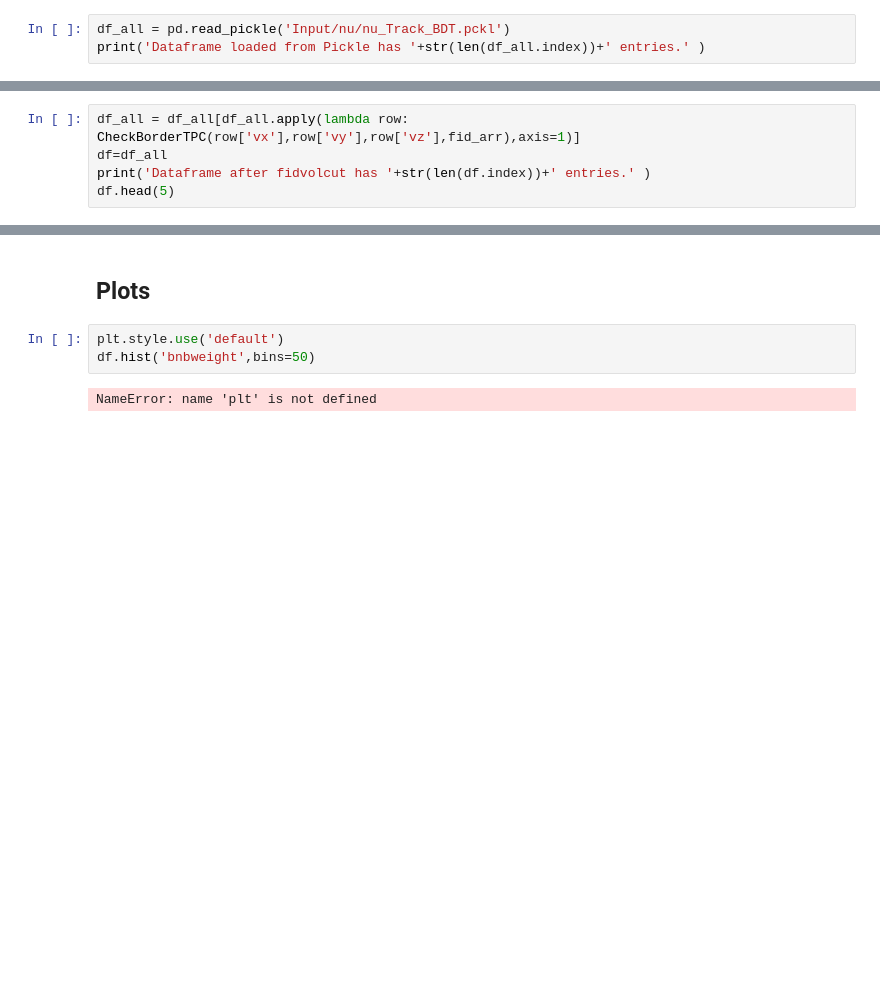
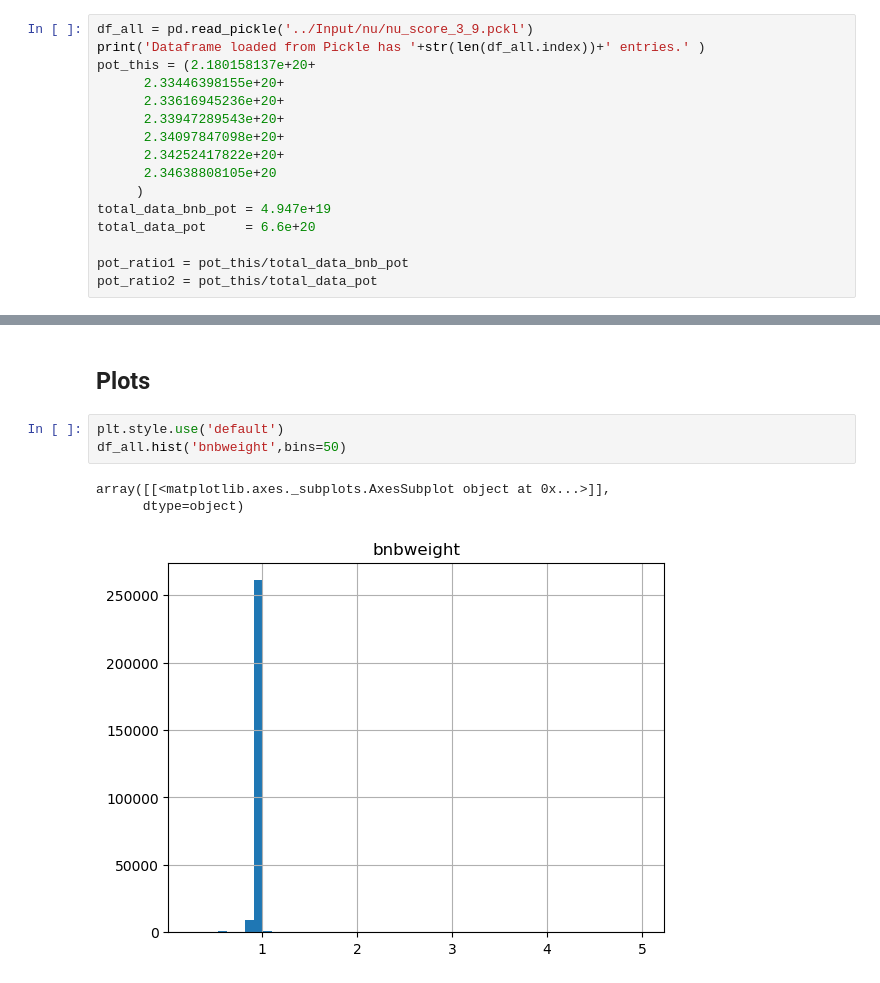
Before and after one commit to Wouter-VDP/LEE_analyzer, a Jupyter notebook: Notebooks/plots_data_MC.ipynb, the cells around one changed output, grey strips where cells are left out. Saved outputs shown, nothing was run; the diff lists cells and outputs as text; blank space fills up the shorter version.

```diff
--- a/Notebooks/plots_data_MC.ipynb
+++ b/Notebooks/plots_data_MC.ipynb
@@ -66,6 +64,19 @@ def closestEMobject(row):
 # %% [markdown]
 ## Load Pickle file
 # %%
-df_all = pd.read_pickle('Input/nu/nu_Track_BDT.pckl')
+df_all = pd.read_pickle('../Input/nu/nu_score_3_9.pckl')
 print('Dataframe loaded from Pickle has '+str(len(df_all.index))+' entries.' )
+pot_this = (2.180158137e+20+
+      2.33446398155e+20+
+      2.33616945236e+20+
+      2.33947289543e+20+
+      2.34097847098e+20+
+      2.34252417822e+20+
+      2.34638808105e+20
+     )
+total_data_bnb_pot = 4.947e+19
+total_data_pot     = 6.6e+20
+
+pot_ratio1 = pot_this/total_data_bnb_pot
+pot_ratio2 = pot_this/total_data_pot
 # %% [output]
@@ -73,5 +83,0 @@ Dataframe loaded from Pickle has 169130 entries.
-# %%
-df_all = df_all[df_all.apply(lambda row: CheckBorderTPC(row['vx'],row['vy'],row['vz'],fid_arr),axis=1)]
-df=df_all
-print('Dataframe after fidvolcut has '+str(len(df.index))+' entries.' )
-df.head(5)
@@ -87,6 +94,8 @@ Dataframe after fidvolcut has 123306 entries.
 ## Plots
 # %%
 plt.style.use('default')
-df.hist('bnbweight',bins=50)
+df_all.hist('bnbweight',bins=50)
 # %% [output]
-NameError: name 'plt' is not defined
+array([[<matplotlib.axes._subplots.AxesSubplot object at 0x...>]],
+      dtype=object)
+[figure, added]
```
Also changed, not shown: parts of 14 cells of this notebook, 23 other files.
